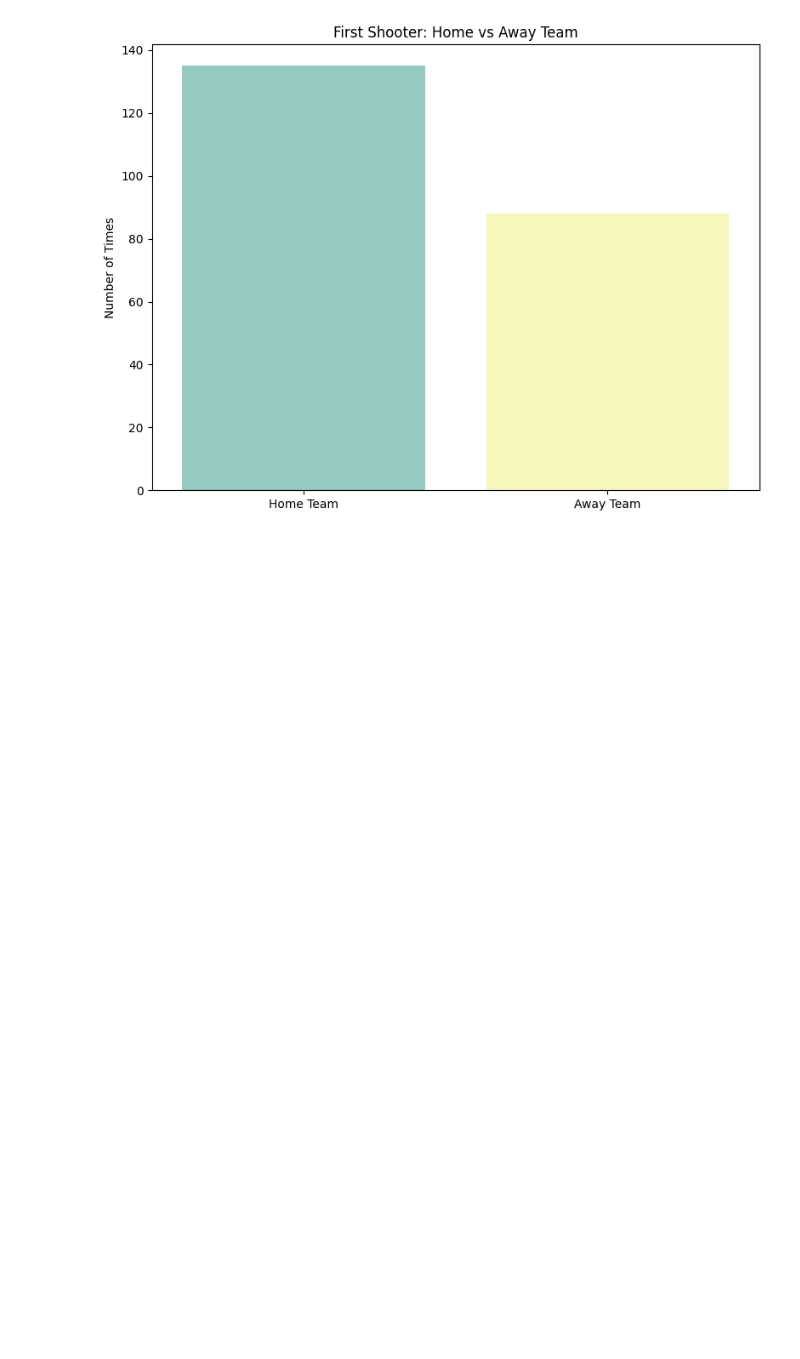
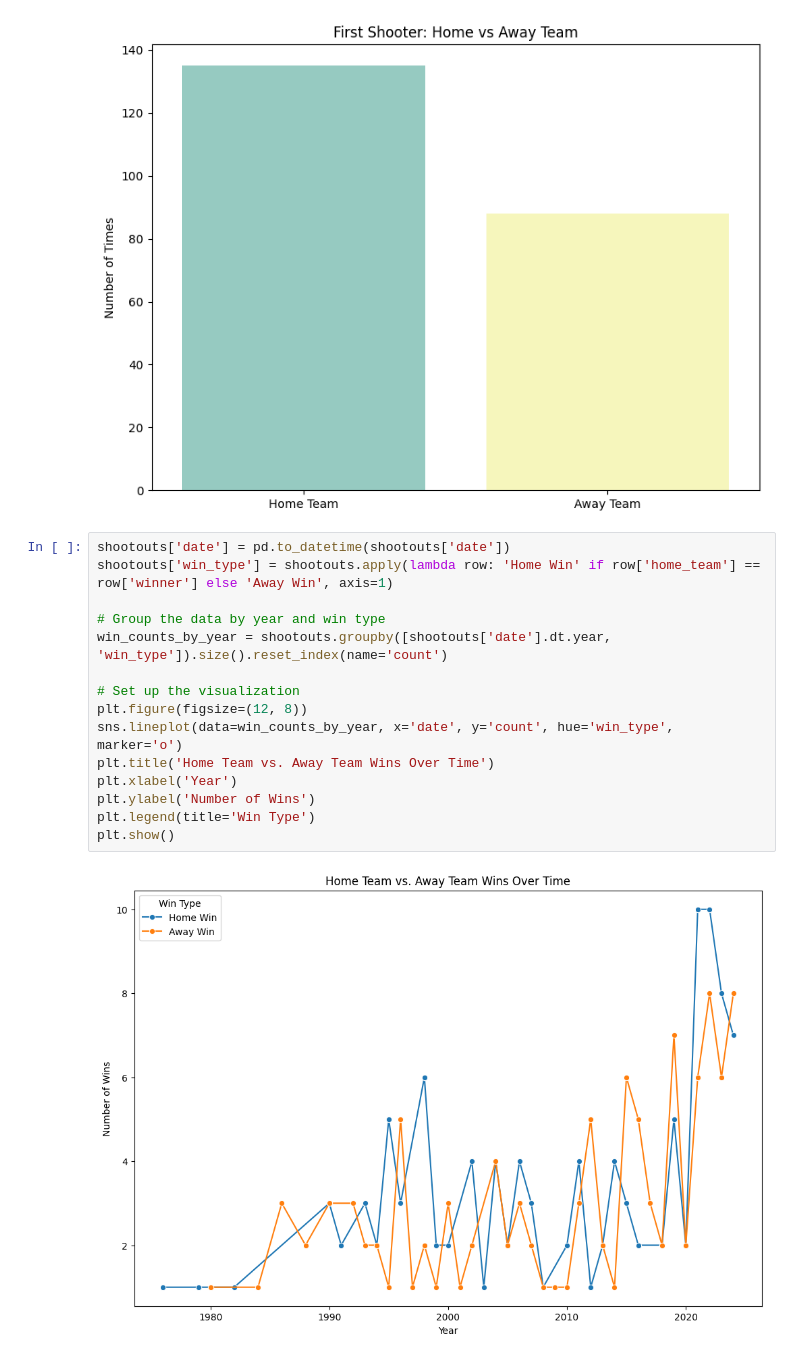
Before and after one commit to SFETNI/Omdena-UEFAEURO2024, a Jupyter notebook: task2-data-analysis/shootouts.ipynb, the cells around one changed output. Saved outputs shown, nothing was run; the diff lists cells and outputs as text; blank space fills up the shorter version.

Commit message:
EDA shootouts.csv

```diff
--- a/task2-data-analysis/shootouts.ipynb
+++ b/task2-data-analysis/shootouts.ipynb
@@ -108,3 +108,20 @@ plt.tight_layout()
 plt.show()
 # %% [output]
 [figure]
+# %%
+shootouts['date'] = pd.to_datetime(shootouts['date'])
+shootouts['win_type'] = shootouts.apply(lambda row: 'Home Win' if row['home_team'] == row['winner'] else 'Away Win', axis=1)
+
+# Group the data by year and win type
+win_counts_by_year = shootouts.groupby([shootouts['date'].dt.year, 'win_type']).size().reset_index(name='count')
+
+# Set up the visualization
+plt.figure(figsize=(12, 8))
+sns.lineplot(data=win_counts_by_year, x='date', y='count', hue='win_type', marker='o')
+plt.title('Home Team vs. Away Team Wins Over Time')
+plt.xlabel('Year')
+plt.ylabel('Number of Wins')
+plt.legend(title='Win Type')
+plt.show()
+# %% [output]
+[figure, added]
```
Also changed, not shown: parts of 1 cell of this notebook.
